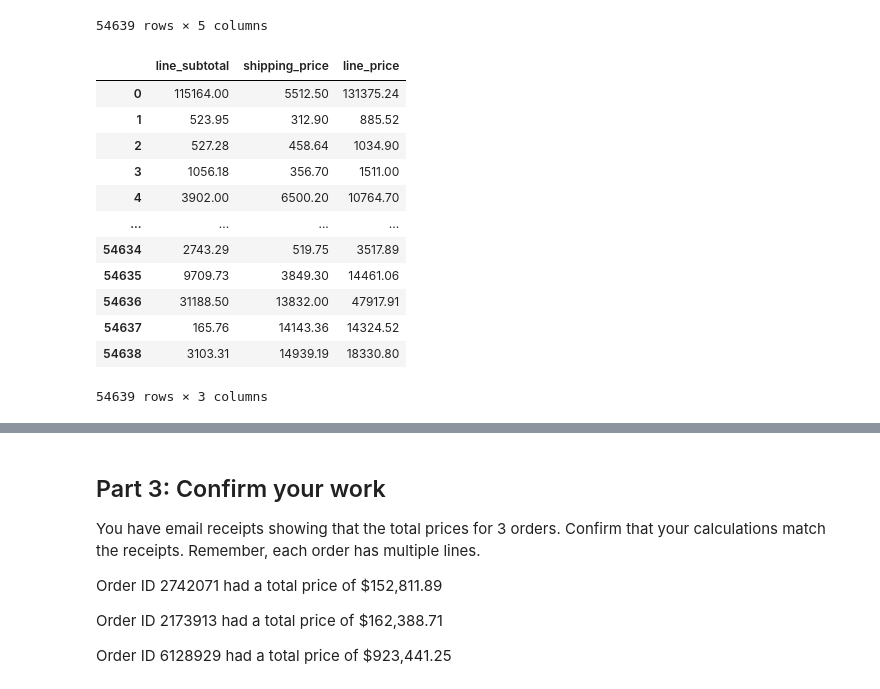
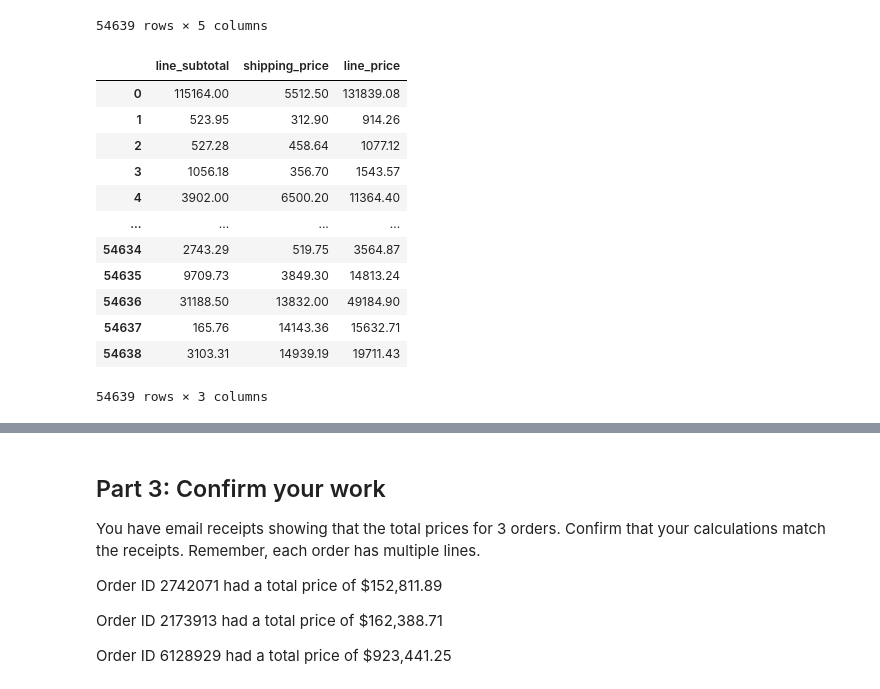
Before and after one commit to tlockhart/pandas-challenge-1, a Jupyter notebook: wholesale_data_analysis_starter_code.ipynb, the cells around one changed output, grey strips where cells are left out. Drawn from its saved outputs; the diff is of its cells as text; code cells hidden in the pictures.

```diff
--- a/wholesale_data_analysis_starter_code.ipynb
+++ b/wholesale_data_analysis_starter_code.ipynb
@@ -185,31 +185,37 @@ shipping_price_df
 | 54638 | 3.01 | 2.07 | 1031 | 2134.17 | 14939.19 |
 54639 rows × 5 columns
 # %%
-# HELP: LINE PRICE DOES NOT MATCH!!!
+# HELP: 1 of 3: LINE PRICE DOES NOT MATCH!!!
 
 # Create a column for the total price using the line_subtotal and the shipping_price along with a sales tax of 9.25%
 def calculate_total_price(row):
-    sales_tax = row["line_subtotal"] * .0929
-    total_cost = row["line_subtotal"] + row["shipping_price"] + sales_tax
-    return f'{total_cost:.2f}'
+    subtotal = row["line_subtotal"]
+    # sales_tax =  subtotal * .0925
+    sales_tax =  1.0925
+
+    shipping = row["shipping_price"]
+    total_cost = (subtotal +  shipping) * sales_tax
+    # return f'{total_cost:.2f}'
+    return round(total_cost, 2)
+
 
 df["line_price"] = df.apply(calculate_total_price, axis = 1)
 df["line_price"] = df["line_price"].astype('float')
 total_price_df = df[["line_subtotal", "shipping_price", "line_price"]]
 total_price_df
 # %% [output]
 |  | line_subtotal | shipping_price | line_price |
-| 0 | 115164.00 | 5512.50 | 131375.24 |
-| 1 | 523.95 | 312.90 | 885.52 |
-| 2 | 527.28 | 458.64 | 1034.90 |
-| 3 | 1056.18 | 356.70 | 1511.00 |
-| 4 | 3902.00 | 6500.20 | 10764.70 |
+| 0 | 115164.00 | 5512.50 | 131839.08 |
+| 1 | 523.95 | 312.90 | 914.26 |
+| 2 | 527.28 | 458.64 | 1077.12 |
+| 3 | 1056.18 | 356.70 | 1543.57 |
+| 4 | 3902.00 | 6500.20 | 11364.40 |
 | ... | ... | ... | ... |
-| 54634 | 2743.29 | 519.75 | 3517.89 |
-| 54635 | 9709.73 | 3849.30 | 14461.06 |
-| 54636 | 31188.50 | 13832.00 | 47917.91 |
-| 54637 | 165.76 | 14143.36 | 14324.52 |
-| 54638 | 3103.31 | 14939.19 | 18330.80 |
+| 54634 | 2743.29 | 519.75 | 3564.87 |
+| 54635 | 9709.73 | 3849.30 | 14813.24 |
+| 54636 | 31188.50 | 13832.00 | 49184.90 |
+| 54637 | 165.76 | 14143.36 | 15632.71 |
+| 54638 | 3103.31 | 14939.19 | 19711.43 |
 54639 rows × 3 columns
 # %%
 # Create a column for the cost of each line using unit_cost, qty, and
```
Also changed, not shown: parts of 7 cells of this notebook.
